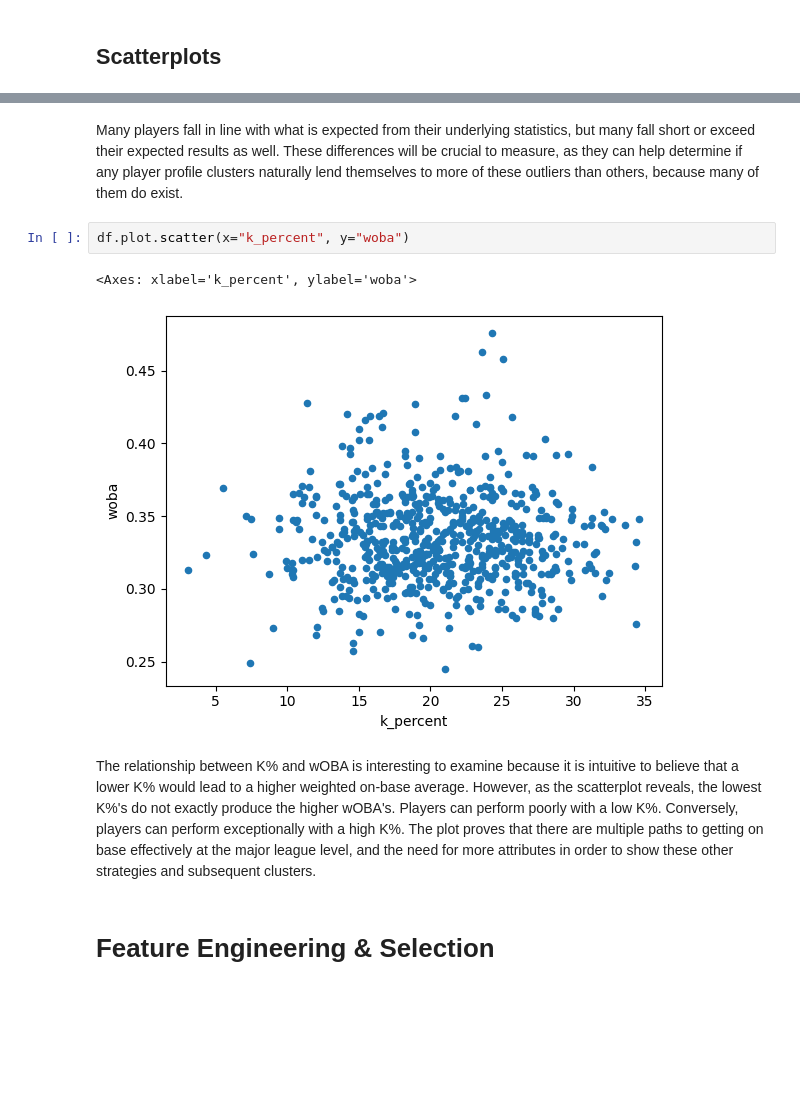
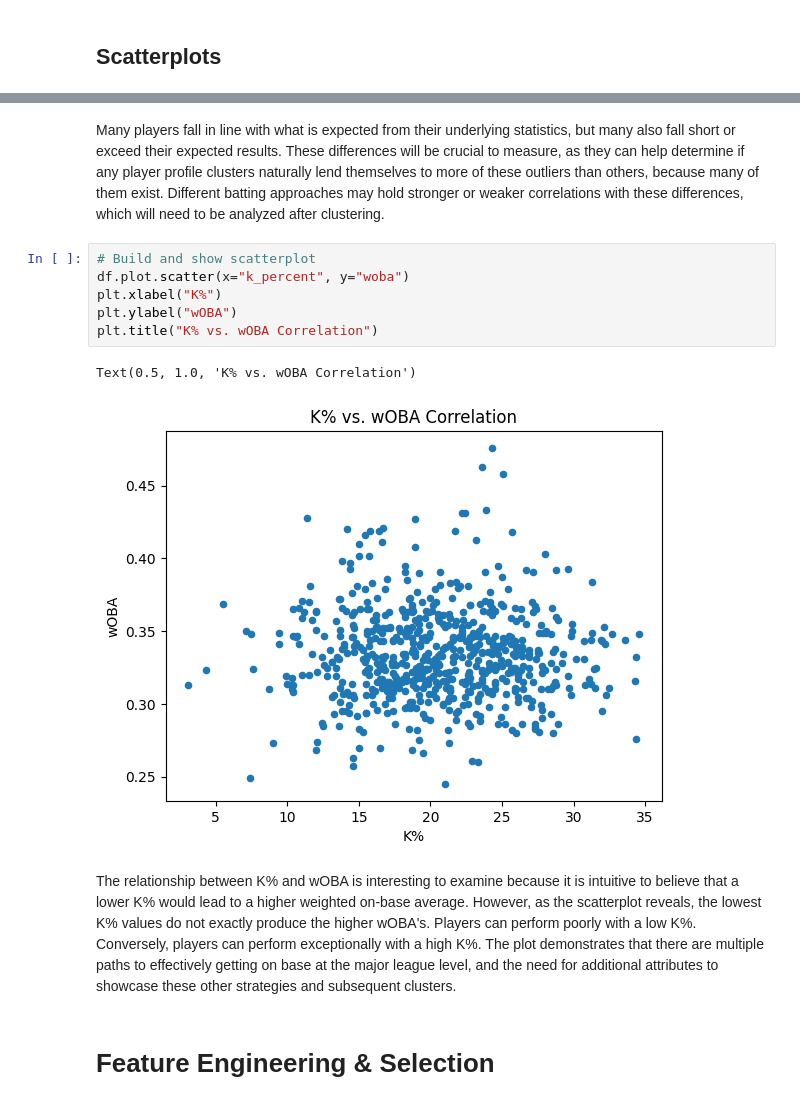
Before and after one commit to Chris83848/MLB-Data-Mining, a Jupyter notebook: notebooks/EDA.ipynb, the cells around one changed output, grey strips where cells are left out. Cells and saved outputs as stored; diff of their text form; blank space fills up the shorter version.

```diff
--- a/notebooks/EDA.ipynb
+++ b/notebooks/EDA.ipynb
@@ -309,12 +329,16 @@ df.plot.scatter(x="woba", y="xwoba")
 # %% [markdown]
-Many players fall in line with what is expected from their underlying statistics, but many fall short or exceed their expected results as well. These differences will be crucial to measure, as they can help determine if any player profile clusters naturally lend themselves to more of these outliers than others, because many of them do exist.
+Many players fall in line with what is expected from their underlying statistics, but many also fall short or exceed their expected results. These differences will be crucial to measure, as they can help determine if any player profile clusters naturally lend themselves to more of these outliers than others, because many of them exist. Different batting approaches may hold stronger or weaker correlations with these differences, which will need to be analyzed after clustering.
 # %%
+# Build and show scatterplot
 df.plot.scatter(x="k_percent", y="woba")
+plt.xlabel("K%")
+plt.ylabel("wOBA")
+plt.title("K% vs. wOBA Correlation")
 # %% [output]
-<Axes: xlabel='k_percent', ylabel='woba'>
+Text(0.5, 1.0, 'K% vs. wOBA Correlation')
-[figure, old version]
+[figure, new version]
 # %% [markdown]
-The relationship between K% and wOBA is interesting to examine because it is intuitive to believe that a lower K% would lead to a higher weighted on-base average. However, as the scatterplot reveals, the lowest K%'s do not exactly produce the higher wOBA's. Players can perform poorly with a low K%. Conversely, players can perform exceptionally with a high K%. The plot proves that there are multiple paths to getting on base effectively at the major league level, and the need for more attributes in order to show these other strategies and subsequent clusters.
+The relationship between K% and wOBA is interesting to examine because it is intuitive to believe that a lower K% would lead to a higher weighted on-base average. However, as the scatterplot reveals, the lowest K% values do not exactly produce the higher wOBA's. Players can perform poorly with a low K%. Conversely, players can perform exceptionally with a high K%. The plot demonstrates that there are multiple paths to effectively getting on base at the major league level, and the need for additional attributes to showcase these other strategies and subsequent clusters.
 # %% [markdown]
 # Feature Engineering & Selection
 # %% [markdown]
```
Also changed, not shown: parts of 10 cells of this notebook.
